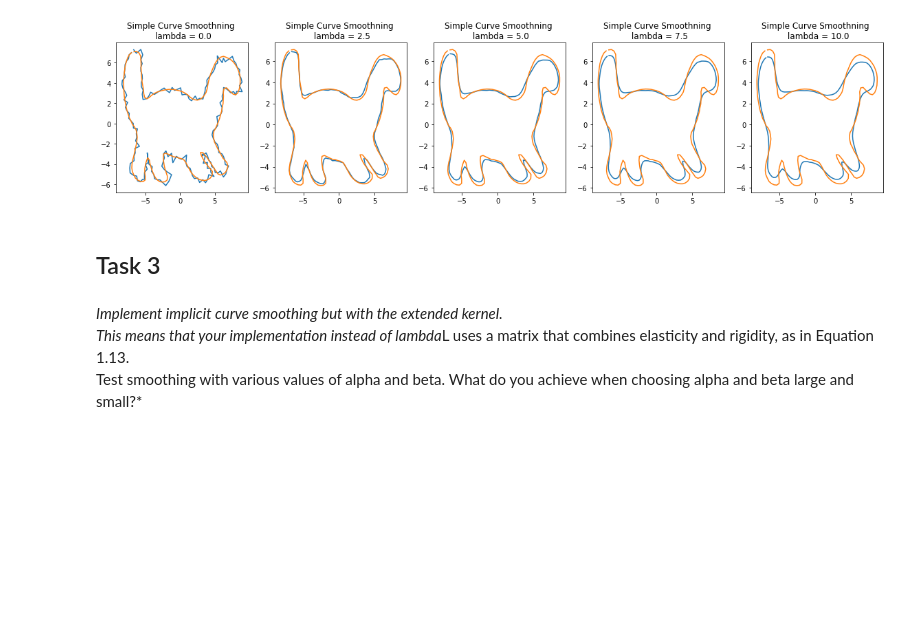
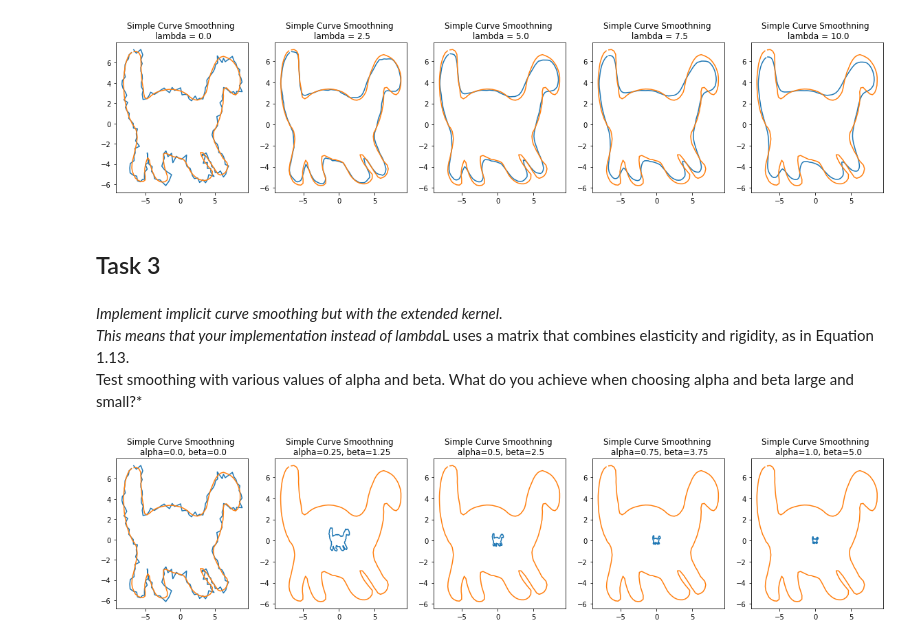
Before and after one commit to wdmdev/02506-advanced-image-analysis, a Jupyter notebook: exercises/week1/ex3.ipynb, the cells around one changed output. Drawn from its saved outputs; the diff is of its cells as text; code cells hidden in the pictures; blank space fills up the shorter version.

```diff
--- a/exercises/week1/ex3.ipynb
+++ b/exercises/week1/ex3.ipynb
@@ -126,15 +126,19 @@ Test smoothing with various values of alpha and beta. What do you achieve when c
 alpha and beta large and small?*
 # %%
 k = 5
-lambdas = np.linspace(0, 10, k)
-L = kernel.neighbor_avg_point_displacement(N)
+alphas = np.linspace(0, 1,k)
+betas = np.linspace(0, 5,k)
+A = kernel.neighbor_avg_point_displacement(N)
+B = kernel.neighbor_avg_point_displacement(N, -6)
 
 fig, ax = plt.subplots(1,5, figsize=(20,4))
 
-for i, l in enumerate(lambdas):
-    smooth_im = smooth.elasticity_rigidity_smoothing(l, L, dino_noisy_curve)
-    ax[i].set_title(f'Simple Curve Smoothning \n lambda = {l}')
+for i, (alpha, beta) in enumerate(zip(alphas, betas)):
+    smooth_im = smooth.elasticity_rigidity_smoothing(alpha, beta, A, B, dino_noisy_curve)
+    ax[i].set_title(f'Simple Curve Smoothning \n alpha={alpha}, beta={beta}')
     ax[i].plot(smooth_im[:,0], smooth_im[:,1])
     ax[i].plot(dino_curve[:,0], dino_curve[:,1])
 
 plt.show()
+# %% [output]
+[figure, added]
```
